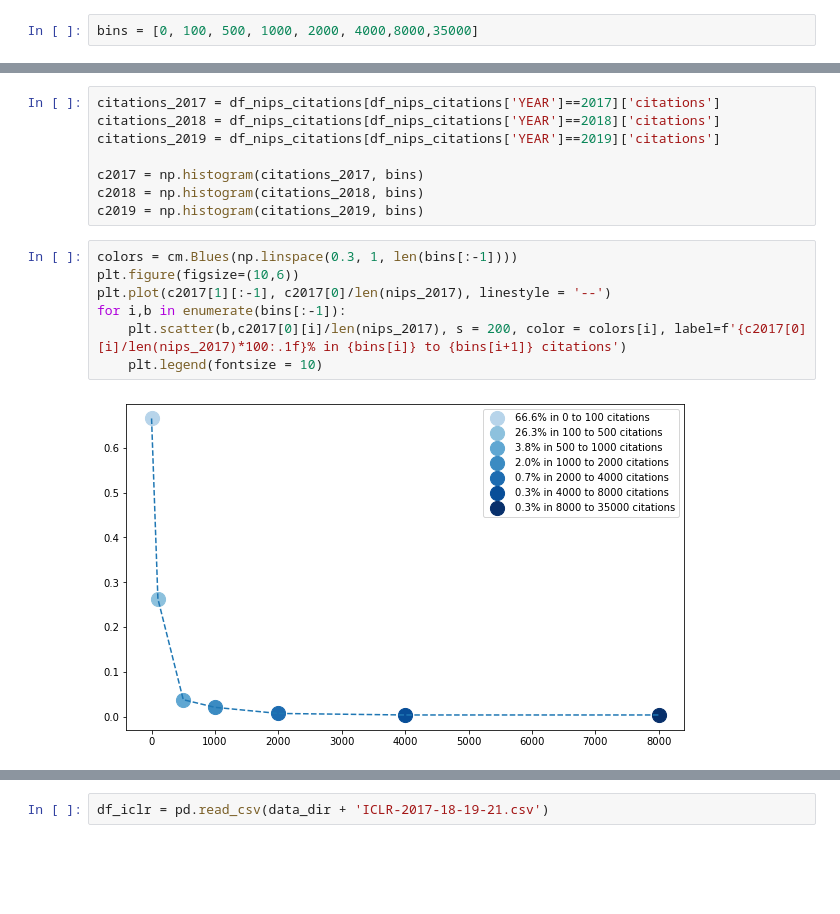
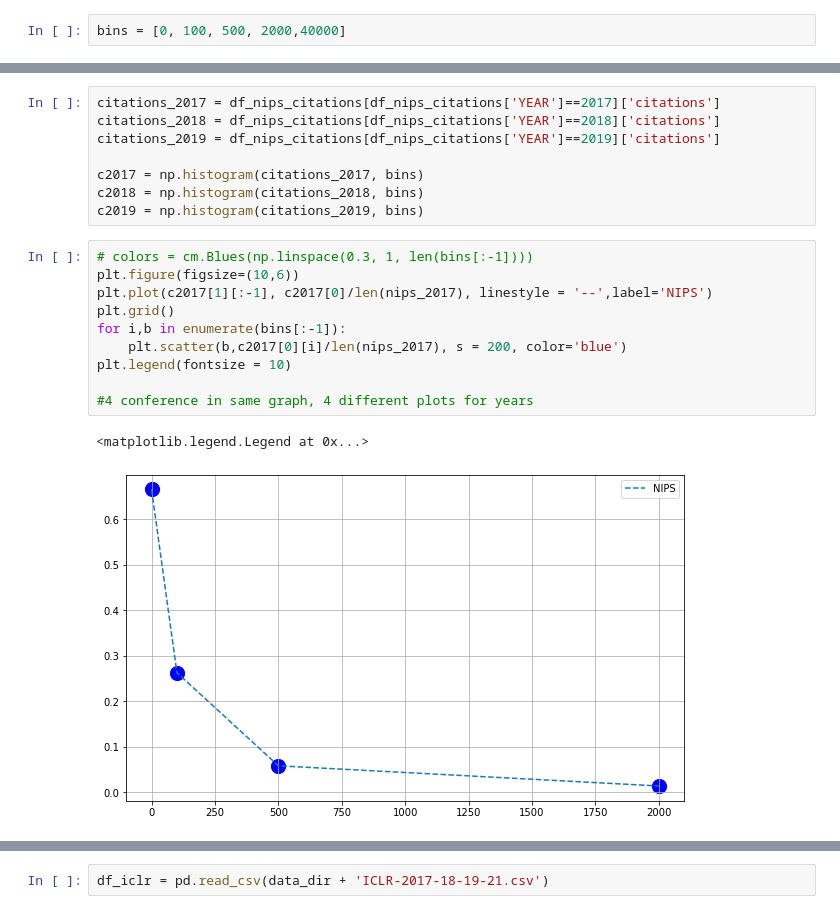
Before and after one commit to SambaranRepo/ECE143-Project, a Jupyter notebook: src/visualisation.ipynb, the cells around one changed output, grey strips where cells are left out. Cells and saved outputs as stored; diff of their text form; blank space fills up the shorter version.

Commit message:
November 28 plotting started

```diff
--- a/src/visualisation.ipynb
+++ b/src/visualisation.ipynb
@@ -45,7 +45,7 @@ axs.set_title('Number of papers published in Neurips')
 Text(0.5, 1.0, 'Number of papers published in Neurips')
 [figure]
 # %%
-bins = [0, 100, 500, 1000, 2000, 4000,8000,35000]
+bins = [0, 100, 500, 2000,40000]
 # %%
 nips_2017 = df_nips_citations[df_nips_citations['YEAR']==2017].sort_values(by='citations', ascending = False)
 nips_2018 = df_nips_citations[df_nips_citations['YEAR']==2018].sort_values(by='citations', ascending = False)
@@ -102,11 +102,15 @@ c2017 = np.histogram(citations_2017, bins)
 c2018 = np.histogram(citations_2018, bins)
 c2019 = np.histogram(citations_2019, bins)
 # %%
-colors = cm.Blues(np.linspace(0.3, 1, len(bins[:-1])))
+# colors = cm.Blues(np.linspace(0.3, 1, len(bins[:-1])))
 plt.figure(figsize=(10,6))
-plt.plot(c2017[1][:-1], c2017[0]/len(nips_2017), linestyle = '--')
+plt.plot(c2017[1][:-1], c2017[0]/len(nips_2017), linestyle = '--',label='NIPS')
+plt.grid()
 for i,b in enumerate(bins[:-1]):
-    plt.scatter(b,c2017[0][i]/len(nips_2017), s = 200, color = colors[i], label=f'{c2017[0][i]/len(nips_2017)*100:.1f}% in {bins[i]} to {bins[i+1]} citations')
-    plt.legend(fontsize = 10)
+    plt.scatter(b,c2017[0][i]/len(nips_2017), s = 200, color='blue')
+plt.legend(fontsize = 10)
+
+#4 conference in same graph, 4 different plots for years
 # %% [output]
+<matplotlib.legend.Legend at 0x...>
-[figure, old version]
+[figure, new version]
```
Also changed, not shown: parts of 44 cells of this notebook, 3 other files.
